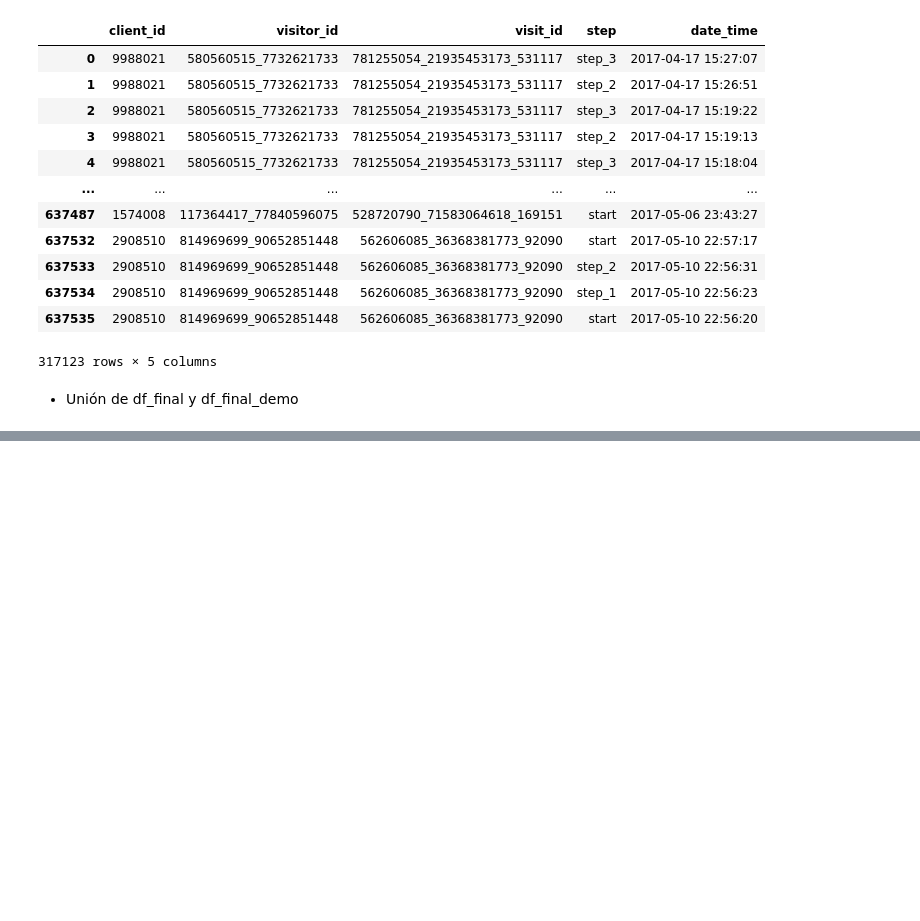
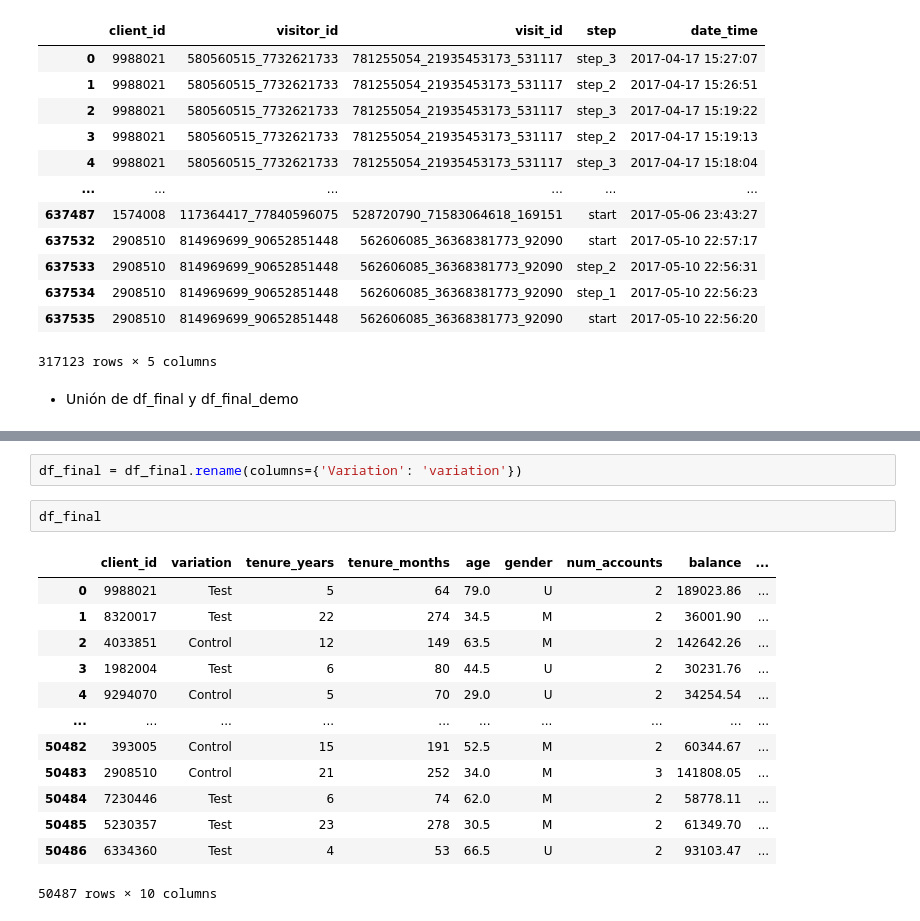
Before and after one commit to adrianlardies/vanguard-ab-test, a Jupyter notebook: main.ipynb, the cells around one changed output, grey strips where cells are left out. Drawn from its saved outputs; the diff is of its cells as text; blank space fills up the shorter version.

```diff
--- a/main.ipynb
+++ b/main.ipynb
@@ -589,0 +608,18 @@ df_pt
+# %%
+df_final = df_final.rename(columns={'Variation': 'variation'})
+# %%
+df_final
+# %% [output]
+|  | client_id | variation | tenure_years | tenure_months | age | gender | num_accounts | balance | ... |
+| 0 | 9988021 | Test | 5 | 64 | 79.0 | U | 2 | 189023.86 | ... |
+| 1 | 8320017 | Test | 22 | 274 | 34.5 | M | 2 | 36001.90 | ... |
+| 2 | 4033851 | Control | 12 | 149 | 63.5 | M | 2 | 142642.26 | ... |
+| 3 | 1982004 | Test | 6 | 80 | 44.5 | U | 2 | 30231.76 | ... |
+| 4 | 9294070 | Control | 5 | 70 | 29.0 | U | 2 | 34254.54 | ... |
+| ... | ... | ... | ... | ... | ... | ... | ... | ... | ... |
+| 50482 | 393005 | Control | 15 | 191 | 52.5 | M | 2 | 60344.67 | ... |
+| 50483 | 2908510 | Control | 21 | 252 | 34.0 | M | 3 | 141808.05 | ... |
+| 50484 | 7230446 | Test | 6 | 74 | 62.0 | M | 2 | 58778.11 | ... |
+| 50485 | 5230357 | Test | 23 | 278 | 30.5 | M | 2 | 61349.70 | ... |
+| 50486 | 6334360 | Test | 4 | 53 | 66.5 | U | 2 | 93103.47 | ... |
+50487 rows × 10 columns
```
Also changed, not shown: parts of 2 cells of this notebook.
